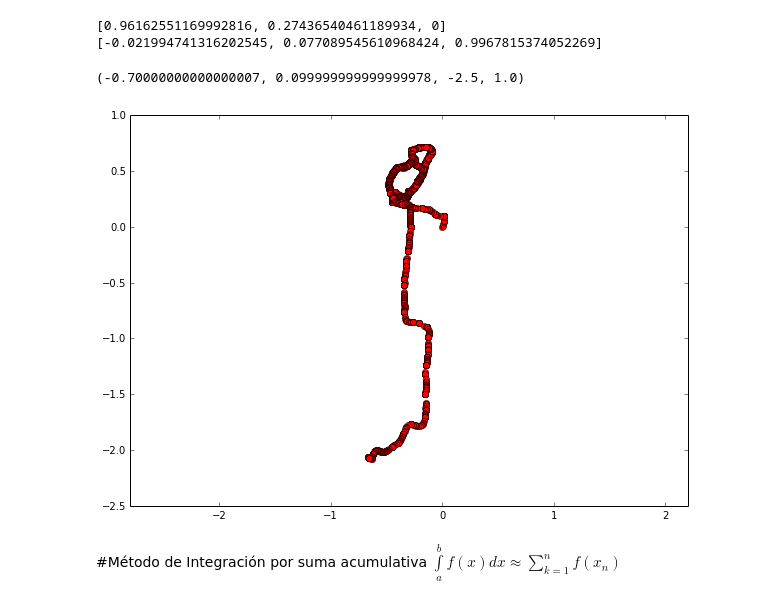
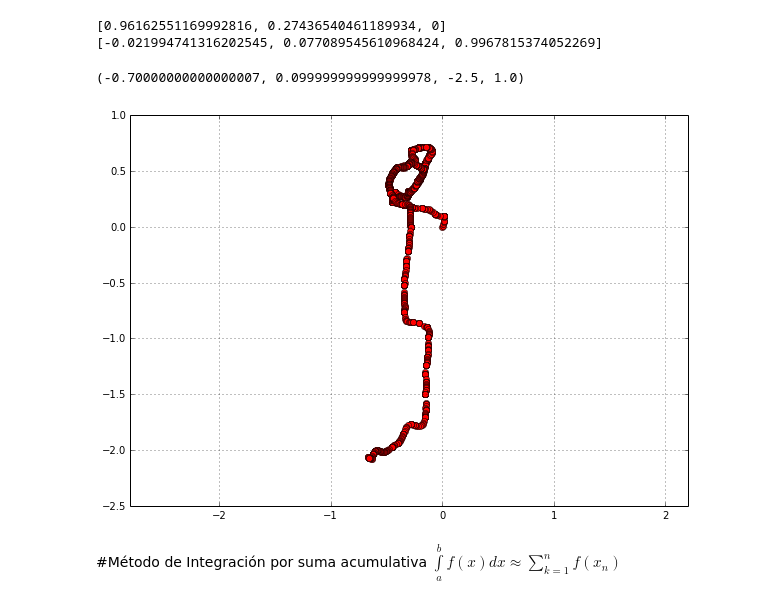
Before and after one commit to diitaz93/MC, a Jupyter notebook: Talleres/Taller6/lab6.ipynb, the cells around one changed output. Drawn from its saved outputs; the diff is of its cells as text; code cells hidden in the pictures.

```diff
--- a/Talleres/Taller6/lab6.ipynb
+++ b/Talleres/Taller6/lab6.ipynb
@@ -70,12 +66,14 @@ for i in range(len(dx)):
 xbog=array(xbog)
 ybog=array(ybog)
 # %%
+#Se grafica la trayectoria
 figure(figsize=(10,7))
 plot(xbog, ybog,'ro')
+grid()
 axis('equal')
 # %% [output]
 (-0.70000000000000007, 0.099999999999999978, -2.5, 1.0)
-[figure, old version]
+[figure, new version]
 # %%
 #Se calculan los desplazamientos
 #En x
```
Also changed, not shown: parts of 10 cells of this notebook.
